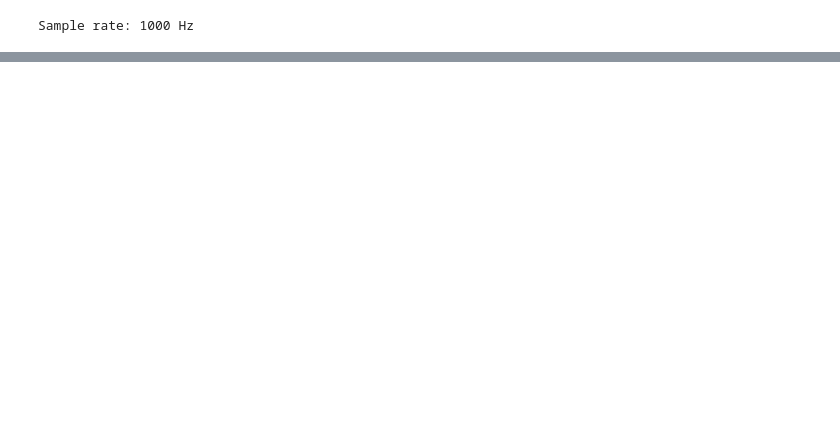
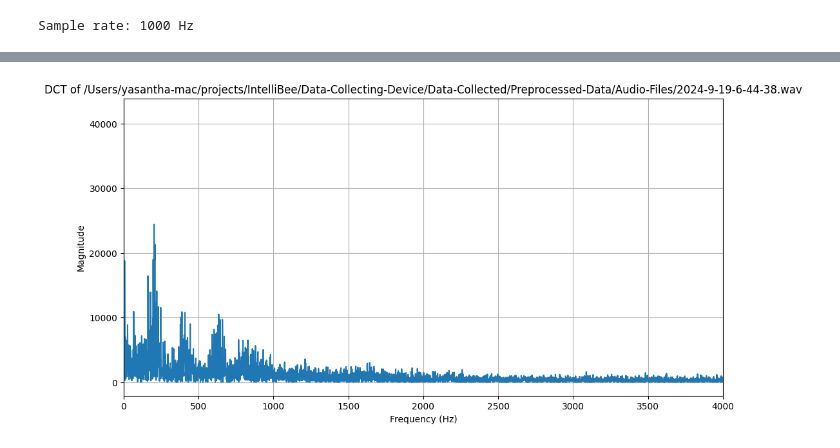
Before and after one commit to CSE-ICE-21/IntelliBee, a Jupyter notebook: Data-Collecting-Device/Data-Visualization/visualize_audio_data.ipynb, the cells around one changed output, grey strips where cells are left out. Saved outputs shown, nothing was run; the diff lists cells and outputs as text; code cells hidden in the pictures; blank space fills up the shorter version.

```diff
--- a/Data-Collecting-Device/Data-Visualization/visualize_audio_data.ipynb
+++ b/Data-Collecting-Device/Data-Visualization/visualize_audio_data.ipynb
@@ -82,0 +84,24 @@ plt.show()
+# %%
+from scipy.fftpack import dct
+
+# Perform DCT
+dct_result = dct(numpy_data, norm='ortho')  # Use orthogonal normalization
+# Take the magnitude for visualization
+dct_magnitude = np.abs(dct_result)
+
+# Create frequency array for plotting
+sample_rate = 8000  # Define the sample rate
+N = len(numpy_data)
+frequencies = np.linspace(0, sample_rate / 2, num=N // 2)
+
+# Plotting
+plt.figure(figsize=(12, 6))
+plt.plot(frequencies[:N//2], dct_magnitude[:N//2])  # Plot only the first half of the DCT result
+plt.title(f'DCT of {PREPROCESSED_DATA_PATH}')
+plt.xlabel('Frequency (Hz)')
+plt.ylabel('Magnitude')
+plt.xlim(0, sample_rate / 2)  # Plot up to Nyquist frequency
+plt.grid()
+plt.show()
+# %% [output]
+[figure, added]
```
Also changed, not shown: parts of 6 cells of this notebook, 13 other files.
